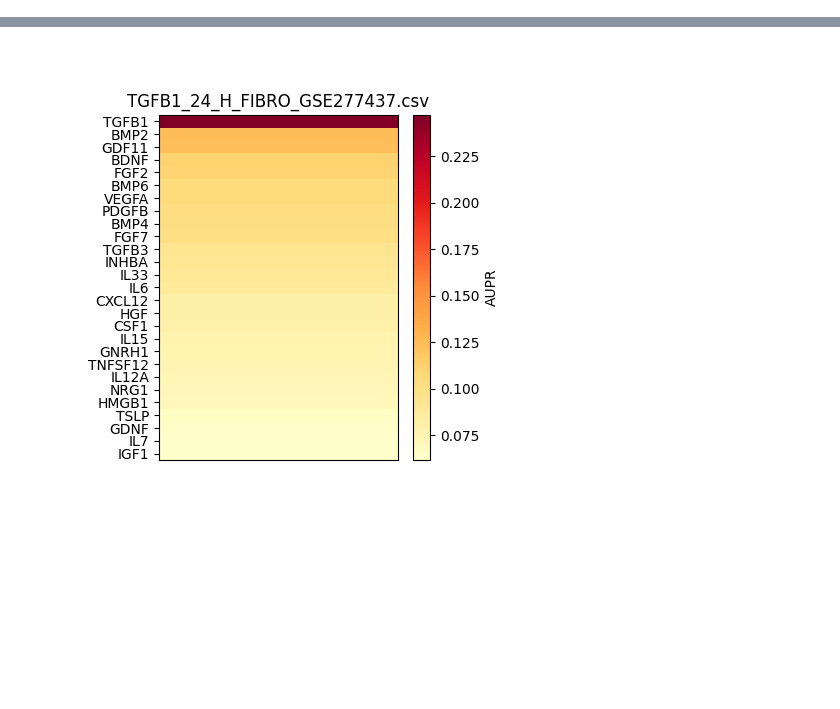
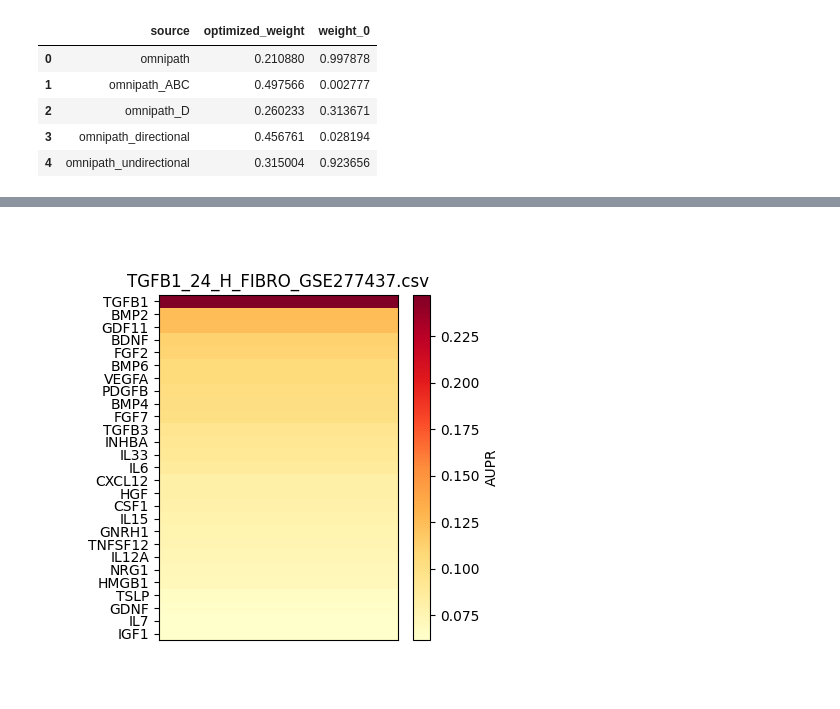
Before and after one commit to saeyslab/nichenetpy, a Jupyter notebook: optimization/check_results.ipynb, the cells around one changed output, grey strips where cells are left out. Cells and saved outputs as stored; diff of their text form; code cells hidden in the pictures; blank space fills up the shorter version.

```diff
--- a/optimization/check_results.ipynb
+++ b/optimization/check_results.ipynb
@@ -42,5 +42,7 @@ gr_network = pd.DataFrame(read_csv_cols(os.path.join(network_path, "gr_human.csv
 lr_network_df = pd.DataFrame(read_csv_cols(os.path.join(network_path, "lr_network_human.csv")))
 sig_network = pd.DataFrame(read_csv_cols(os.path.join(network_path, "lr_sig_human.csv")))
 # %%
-with open("./output/output_nsga2.pkl", "rb") as file:
+with open("./output/output_test.pkl", "rb") as file:
     output = pickle.loads(file.read())
+optimized_source_weights = tuple(zip(*read_csv_rows(os.path.join(network_path, "optimized_source_weights.csv"))[1]))
+optimized_source_weights = dict(zip(optimized_source_weights[0], [float(e) for e in optimized_source_weights[1]]))
@@ -47,3 +54,23 @@ with open("./output/output_nsga2.pkl", "rb") as file:
+# %%
+df = pd.DataFrame(
+    optimized_source_weights.items(), columns=("source", "optimized_weight")
+)
+for i in range(len(output["settings_training_f1234"])):
+    source_weights = {
+        k: float(v)
+        for k, v in output["settings_training_f1234"][i].items()
+    }
+    df = df.merge(pd.DataFrame(
+        source_weights.items(), columns=("source", f"weight_{i}")
+    ), how="inner", on="source")
+df
+# %% [output]
+|  | source | optimized_weight | weight_0 |
+| 0 | omnipath | 0.210880 | 0.997878 |
+| 1 | omnipath_ABC | 0.497566 | 0.002777 |
+| 2 | omnipath_D | 0.260233 | 0.313671 |
+| 3 | omnipath_directional | 0.456761 | 0.028194 |
+| 4 | omnipath_undirectional | 0.315004 | 0.923656 |
 # %%
 source_weights = {
     k: float(v)
```
Also changed, not shown: parts of 5 cells of this notebook, 2 other files.
